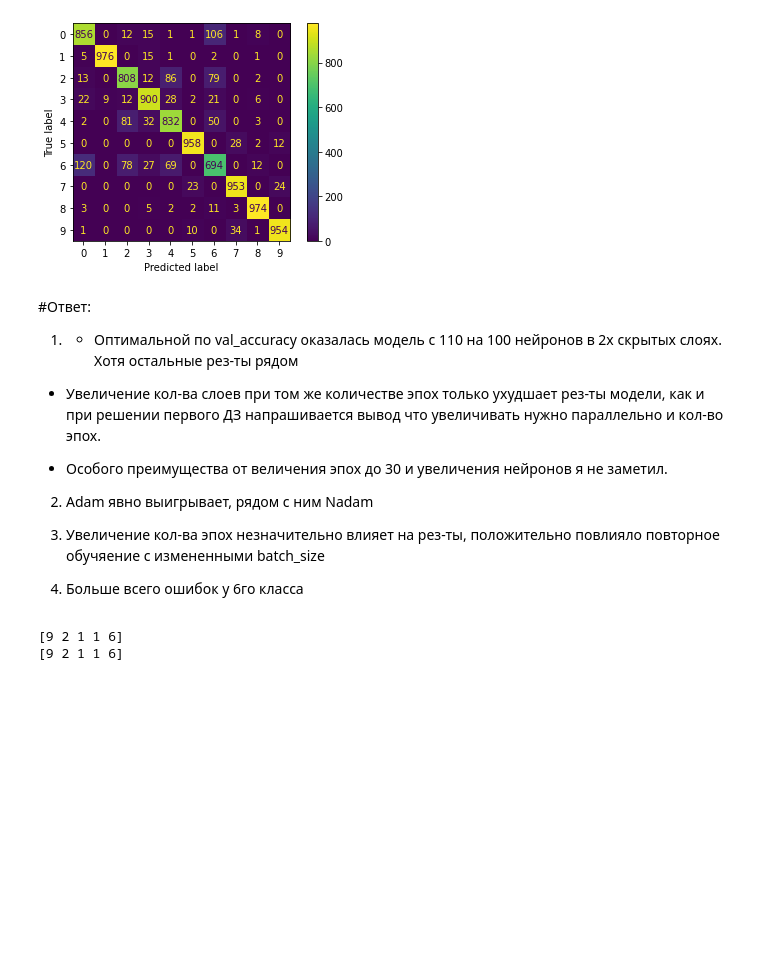
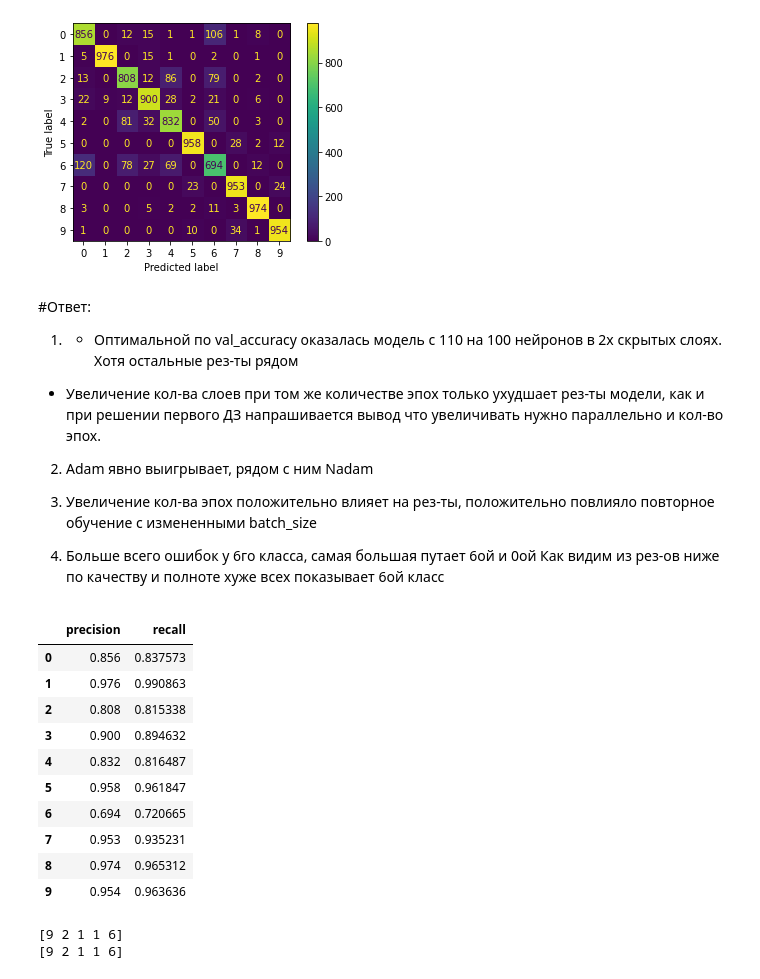
Before and after one commit to djo1006/Introduction_Neural_Networks, a Jupyter notebook: hw_les_2.ipynb, the cells around one changed output. Cells and saved outputs as stored; diff of their text form; code cells hidden in the pictures; blank space fills up the shorter version.

```diff
--- a/hw_les_2.ipynb
+++ b/hw_les_2.ipynb
@@ -382,3 +382,20 @@ print(CM)
  [  0   0   0   0   0  23   0 953   0  24]
  [  3   0   0   5   2   2  11   3 974   0]
  [  1   0   0   0   0  10   0  34   1 954]]
+# %%
+def get_precision_recall(index):
+  precision = CM[index][index]/np.sum(CM[index])
+  recall = CM[index][index]/np.sum([CM[itm][index] for itm in range(10) ])
+
+  return precision, recall
+
+
+precision_recall = {
+    'precision': [],
+    'recall': [],
+}
+
+for indx in range(10):
+  precision_, recall_ = get_precision_recall(indx)
+  precision_recall['precision'].append(precision_)
+  precision_recall['recall'].append(recall_)
@@ -396,13 +430,28 @@ plt.show()
 
   * Увеличение кол-ва слоев при том же количестве эпох только ухудшает рез-ты модели, как и при решении первого ДЗ напрашивается вывод что увеличивать нужно параллельно и кол-во эпох.
 
-  * Особого преимущества от величения эпох до 30 и увеличения нейронов я не заметил.
-
 2. Adam явно выигрывает, рядом с ним Nadam
 
-3. Увеличение кол-ва эпох незначительно влияет на рез-ты, положительно повлияло повторное обучяение с измененными batch_size
+3. Увеличение кол-ва эпох положительно влияет на рез-ты, положительно повлияло повторное обучение с измененными batch_size
 
-4. Больше всего ошибок у 6го класса
+4. Больше всего ошибок у 6го класса, самая большая путает 6ой и 0ой
+Как видим из рез-ов ниже по качеству и полноте хуже всех показывает 6ой класс
+# %%
+# Оцените качество модели по каждому классу отдельно (полнота , точность). Сделайте вывод.
+df_res_precision_recall= pd.DataFrame(data=precision_recall)
+df_res_precision_recall
+# %% [output]
+|  | precision | recall |
+| 0 | 0.856 | 0.837573 |
+| 1 | 0.976 | 0.990863 |
+| 2 | 0.808 | 0.815338 |
+| 3 | 0.900 | 0.894632 |
+| 4 | 0.832 | 0.816487 |
+| 5 | 0.958 | 0.961847 |
+| 6 | 0.694 | 0.720665 |
+| 7 | 0.953 | 0.935231 |
+| 8 | 0.974 | 0.965312 |
+| 9 | 0.954 | 0.963636 |
 # %%
 # Predict on the first 5 test images.
 predictions = model.predict(test_imagef[:5])
```
Also changed, not shown: parts of 3 cells of this notebook.
